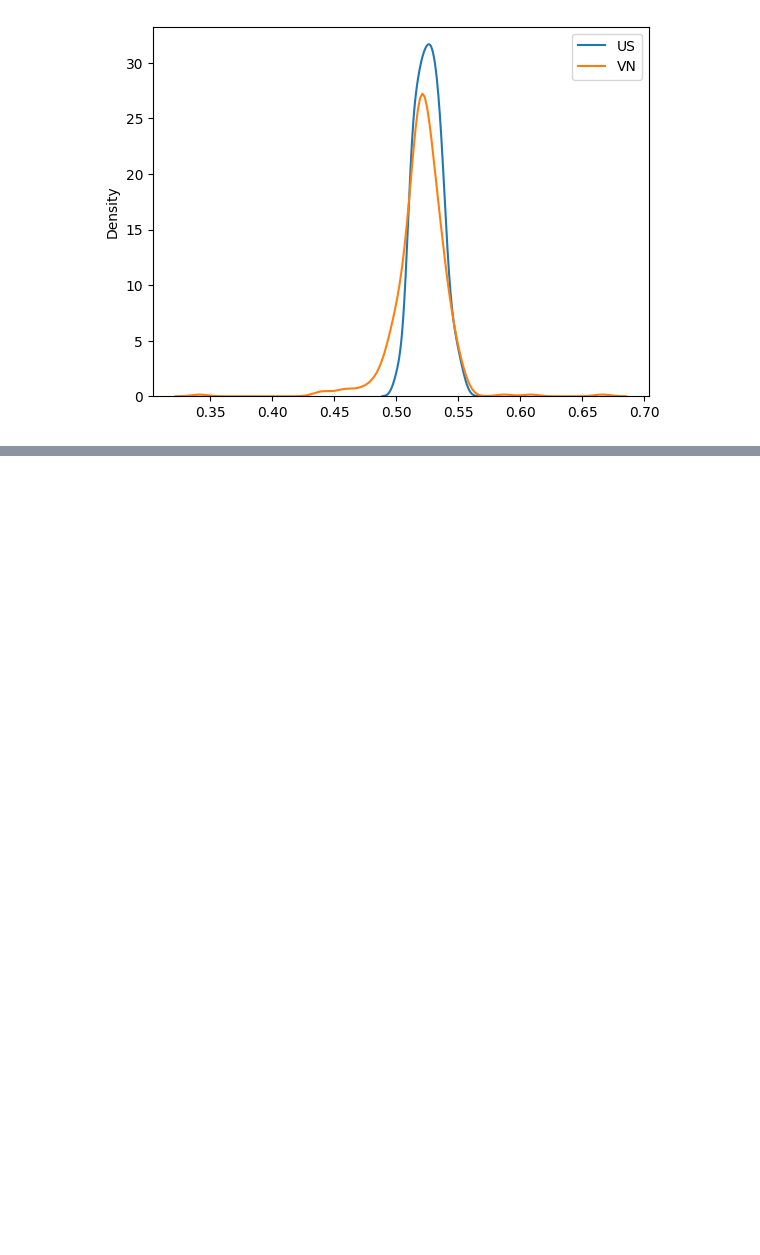
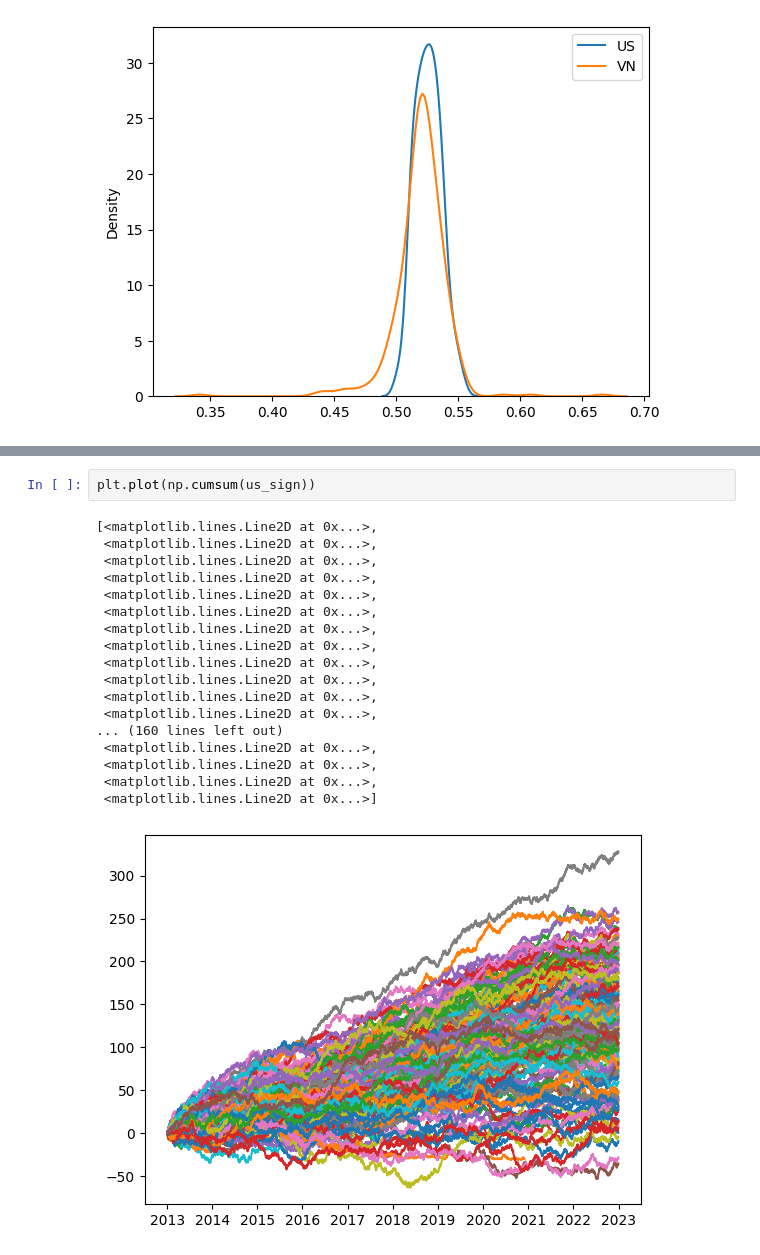
Before and after one commit to khanhtrinh2003/Financial-mathematics, a Jupyter notebook: main.ipynb, the cells around one changed output, grey strips where cells are left out. Cells and saved outputs as stored; diff of their text form; blank space fills up the shorter version.

```diff
--- a/main.ipynb
+++ b/main.ipynb
@@ -99,0 +121,21 @@ plt.legend()
+# %%
+plt.plot(np.cumsum(us_sign))
+# %% [output]
+[<matplotlib.lines.Line2D at 0x...>,
+ <matplotlib.lines.Line2D at 0x...>,
+ <matplotlib.lines.Line2D at 0x...>,
+ <matplotlib.lines.Line2D at 0x...>,
+ <matplotlib.lines.Line2D at 0x...>,
+ <matplotlib.lines.Line2D at 0x...>,
+ <matplotlib.lines.Line2D at 0x...>,
+ <matplotlib.lines.Line2D at 0x...>,
+ <matplotlib.lines.Line2D at 0x...>,
+ <matplotlib.lines.Line2D at 0x...>,
+ <matplotlib.lines.Line2D at 0x...>,
+ <matplotlib.lines.Line2D at 0x...>,
+... (160 lines left out)
+ <matplotlib.lines.Line2D at 0x...>,
+ <matplotlib.lines.Line2D at 0x...>,
+ <matplotlib.lines.Line2D at 0x...>,
+ <matplotlib.lines.Line2D at 0x...>]
+[figure, added]
```
Also changed, not shown: parts of 3 cells of this notebook.
